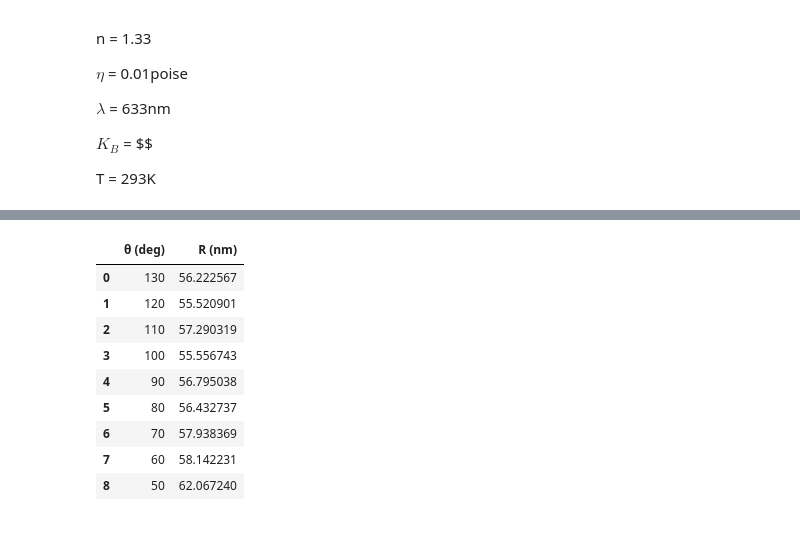
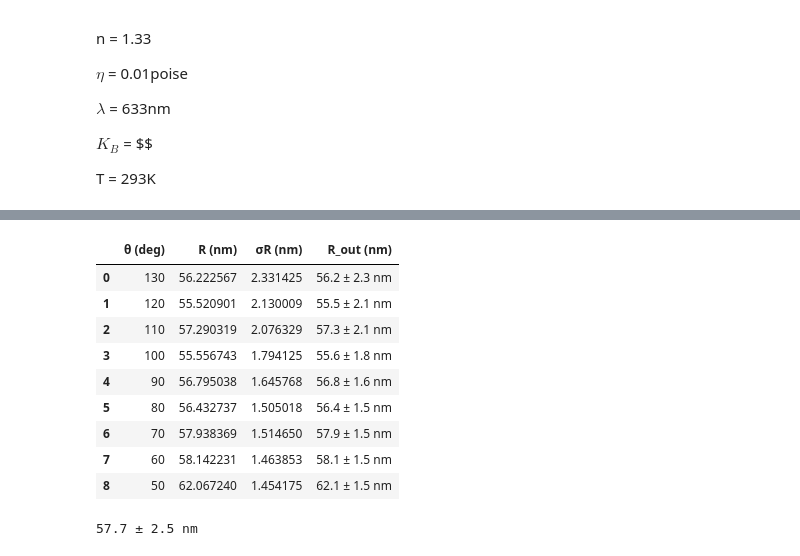
Before and after one commit to chiara22codini/LaboratorioBiofisica, a Jupyter notebook: SCATTERING/R_function_of_teta.ipynb, the cells around one changed output, grey strips where cells are left out. Saved outputs shown, nothing was run; the diff lists cells and outputs as text; code cells hidden in the pictures.

```diff
--- a/SCATTERING/R_function_of_teta.ipynb
+++ b/SCATTERING/R_function_of_teta.ipynb
@@ -188,22 +285,43 @@ pvalue: 0.08
 # %%
 # real_gamma = GAMMA*1000 # TODO: check this
 def calculate_R(gamma, theta):
     theta_rad = np.radians(theta)
     R = (16 * np.pi * n**2 * T * KB * np.sin(theta_rad / 2)**2) / (3 * η * λ**2 * gamma)
     return R
 
+def calculate_sigma_R(gamma, sigma_gamma, theta):
+    theta_rad = np.radians(theta)
+    sigma_R = (16 * np.pi * n**2 * T * KB * np.sin(theta_rad / 2)**2) / (3 * η * λ**2 * gamma**2) * sigma_gamma
+    return sigma_R
+
+# Calculate sigma_R for each gamma and theta
+sigma_R_values = np.array([calculate_sigma_R(gamma, sigma_gamma, theta) for gamma, sigma_gamma, theta in zip(GAMMA, sigmaGAMMA, TETA)])
+
 # Calculate R for each gamma and theta
-R_values = [calculate_R(gamma, theta) for gamma, theta in zip(GAMMA, TETA)]
-R_values_df = pd.DataFrame({'θ (deg)': TETA, 'R (nm)': R_values})
+R_values = np.array([calculate_R(gamma, theta) for gamma, theta in zip(GAMMA, TETA)])
+R_out = np.array([final_val(r,sr,1,udm='nm') for r,sr in zip(R_values,sigma_R_values)])
+R_values_df = pd.DataFrame({'θ (deg)': TETA, 'R (nm)': R_values,'σR (nm)': sigma_R_values,'R_out (nm)':R_out})
 display(R_values_df)
 # %% [output]
-|  | θ (deg) | R (nm) |
-| 0 | 130 | 56.222567 |
-| 1 | 120 | 55.520901 |
-| 2 | 110 | 57.290319 |
-| 3 | 100 | 55.556743 |
-| 4 | 90 | 56.795038 |
-| 5 | 80 | 56.432737 |
-| 6 | 70 | 57.938369 |
-| 7 | 60 | 58.142231 |
-| 8 | 50 | 62.067240 |
+|  | θ (deg) | R (nm) | σR (nm) | R_out (nm) |
+| 0 | 130 | 56.222567 | 2.331425 | 56.2 ± 2.3 nm |
+| 1 | 120 | 55.520901 | 2.130009 | 55.5 ± 2.1 nm |
+| 2 | 110 | 57.290319 | 2.076329 | 57.3 ± 2.1 nm |
+| 3 | 100 | 55.556743 | 1.794125 | 55.6 ± 1.8 nm |
+| 4 | 90 | 56.795038 | 1.645768 | 56.8 ± 1.6 nm |
+| 5 | 80 | 56.432737 | 1.505018 | 56.4 ± 1.5 nm |
+| 6 | 70 | 57.938369 | 1.514650 | 57.9 ± 1.5 nm |
+| 7 | 60 | 58.142231 | 1.463853 | 58.1 ± 1.5 nm |
+| 8 | 50 | 62.067240 | 1.454175 | 62.1 ± 1.5 nm |
+# %%
+R = np.average(R_values,weights=1/sigma_R_values**2)
+# TODO: capire deviazione standard della media pesata
+from statsmodels.stats.weightstats import DescrStatsW
+
+#calculate weighted standard deviation
+σR = DescrStatsW(R_values, weights=1/sigma_R_values**2, ddof=1).std#
+# σR = np.std(R_values,ddof=1,mean=R)
+
+print(final_val(R,σR,1,udm='nm'))
+# %% [output]
+57.7 ± 2.5 nm
```
Also changed, not shown: parts of 9 cells of this notebook, 2 other files.
